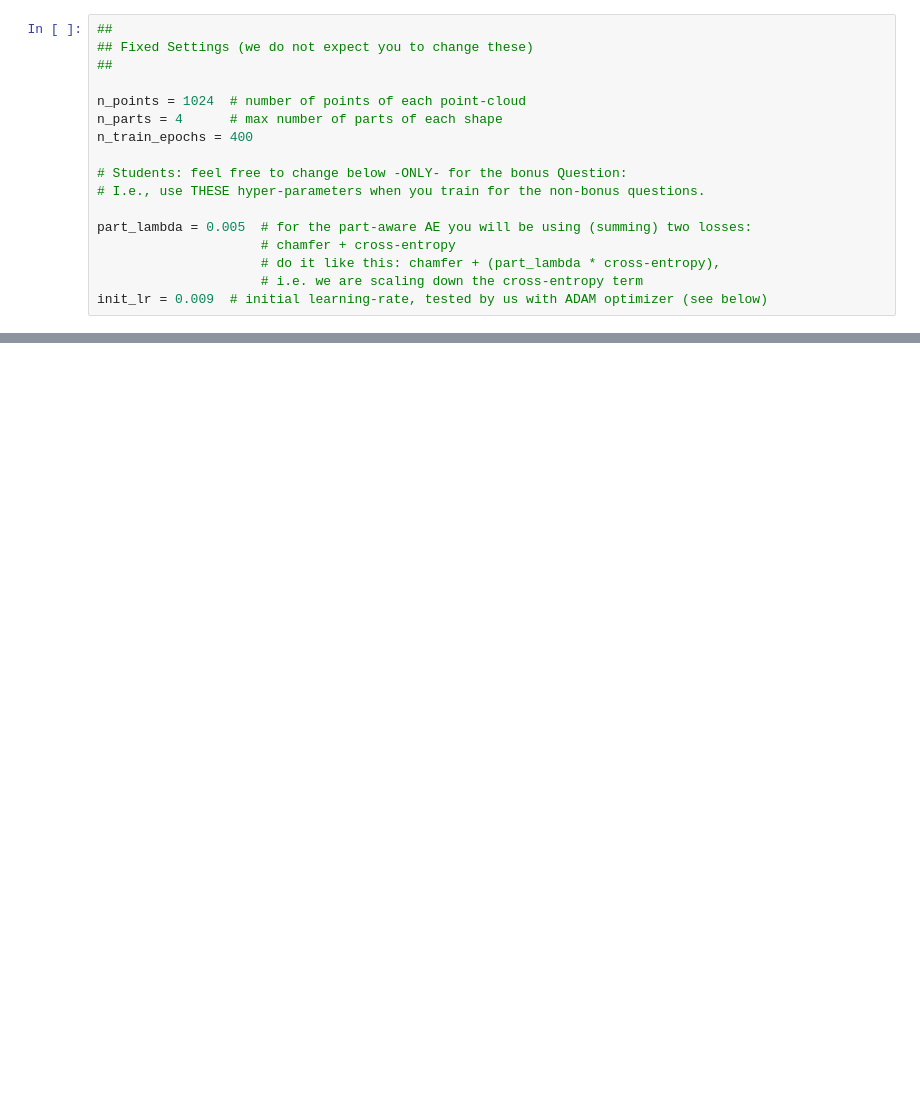
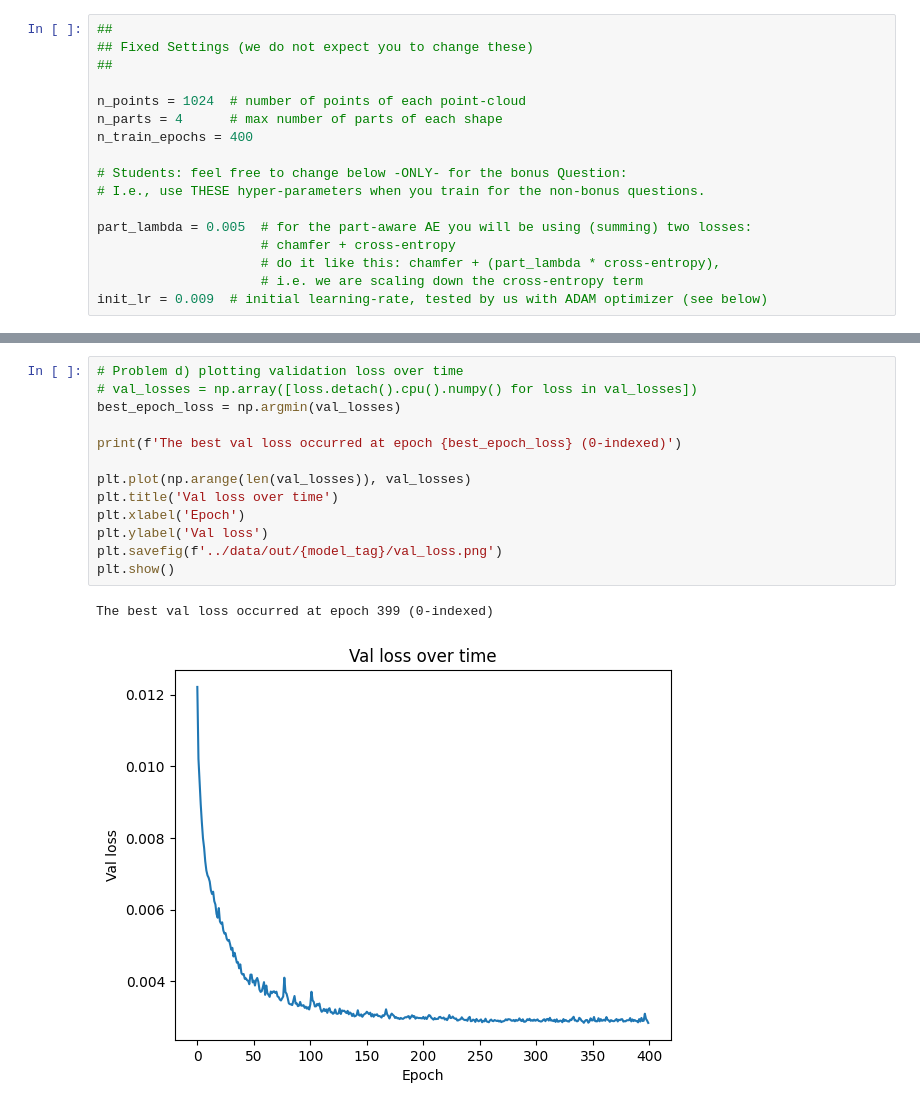
Before and after one commit to Sondringsen/cs233-hw, a Jupyter notebook: hmwk04_code_data/cs233_gtda_hw4/notebooks/main.ipynb, the cells around one changed output, grey strips where cells are left out. Drawn from its saved outputs; the diff is of its cells as text; blank space fills up the shorter version.

```diff
--- a/hmwk04_code_data/cs233_gtda_hw4/notebooks/main.ipynb
+++ b/hmwk04_code_data/cs233_gtda_hw4/notebooks/main.ipynb
@@ -109,0 +155,16 @@ for epoch in tqdm(range(start_epoch, start_epoch + n_train_epochs)):
+# %%
+# Problem d) plotting validation loss over time
+# val_losses = np.array([loss.detach().cpu().numpy() for loss in val_losses])
+best_epoch_loss = np.argmin(val_losses)
+
+print(f'The best val loss occurred at epoch {best_epoch_loss} (0-indexed)')
+
+plt.plot(np.arange(len(val_losses)), val_losses)
+plt.title('Val loss over time')
+plt.xlabel('Epoch')
+plt.ylabel('Val loss')
+plt.savefig(f'../data/out/{model_tag}/val_loss.png')
+plt.show()
+# %% [output]
+The best val loss occurred at epoch 399 (0-indexed)
+[figure, added]
```
Also changed, not shown: parts of 13 cells of this notebook, 6 other files.
